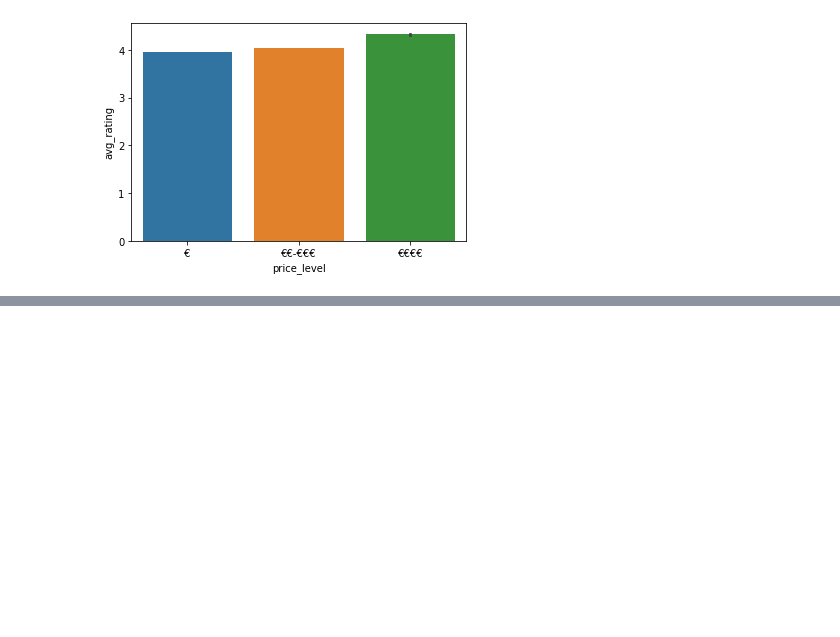
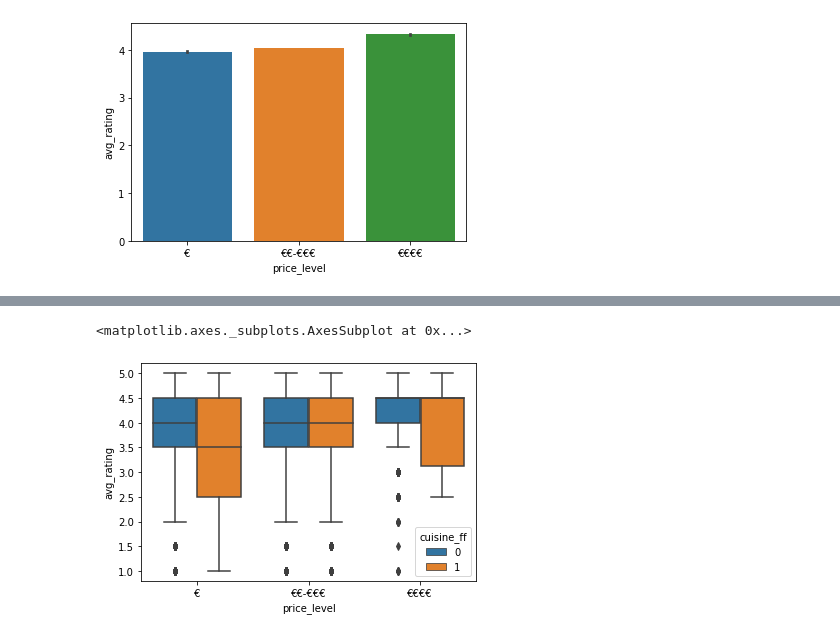
Before and after one commit to Julielebousse/tripadvisor_rating, a Jupyter notebook: Project2_Tripadvisor.ipynb, the cells around one changed output, grey strips where cells are left out. Drawn from its saved outputs; the diff is of its cells as text; code cells hidden in the pictures; blank space fills up the shorter version.

```diff
--- a/Project2_Tripadvisor.ipynb
+++ b/Project2_Tripadvisor.ipynb
@@ -119 +100,10 @@ restaurant.corr()
+# %%
+
+sns.boxplot(data=restaurant,
+            x = 'price_level',
+            y = 'avg_rating',
+           hue = 'cuisine_ff')
+# %% [output]
+<matplotlib.axes._subplots.AxesSubplot at 0x...>
+[figure, added]
 # %%
```
Also changed, not shown: parts of 18 cells of this notebook.
